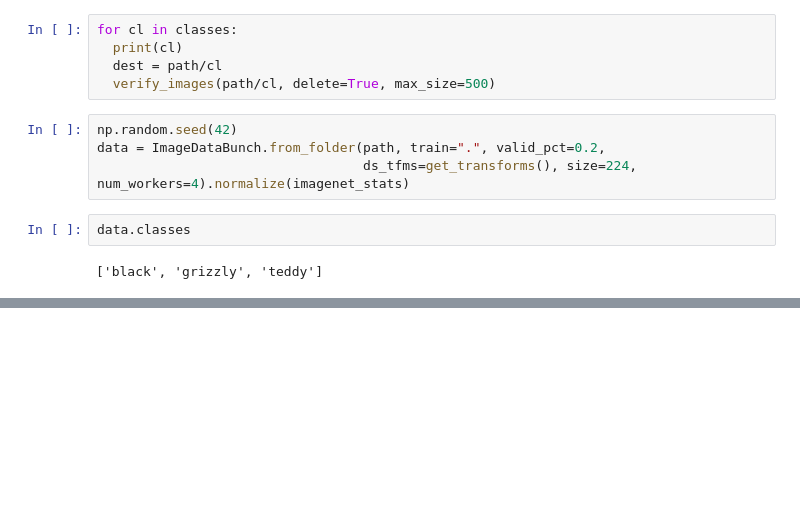
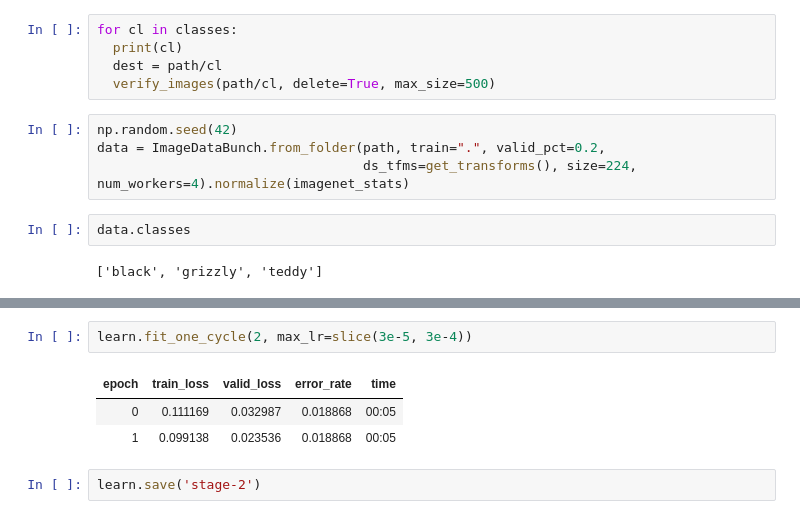
Before and after one commit to Nickan/FastAIStudy, a Jupyter notebook: Lesson2.ipynb, the cells around one changed output, grey strips where cells are left out. Drawn from its saved outputs; the diff is of its cells as text; blank space fills up the shorter version.

```diff
--- a/Lesson2.ipynb
+++ b/Lesson2.ipynb
@@ -52,0 +94,8 @@ NameError: ignored
+# %%
+learn.fit_one_cycle(2, max_lr=slice(3e-5, 3e-4))
+# %% [output]
+| epoch | train_loss | valid_loss | error_rate | time |
+| 0 | 0.111169 | 0.032987 | 0.018868 | 00:05 |
+| 1 | 0.099138 | 0.023536 | 0.018868 | 00:05 |
+# %%
+learn.save('stage-2')
```
Also changed, not shown: parts of 11 cells of this notebook.
